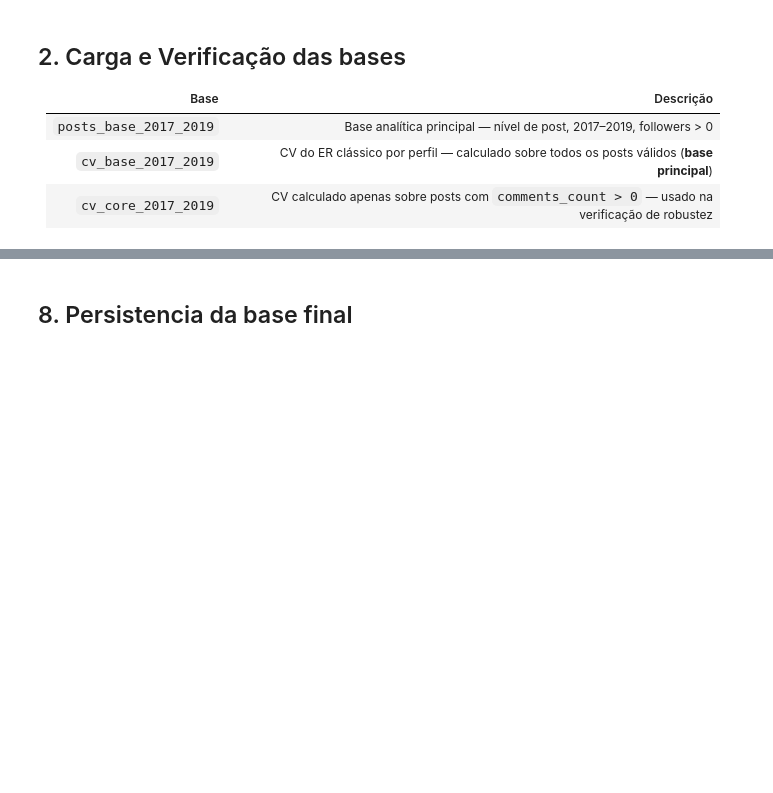
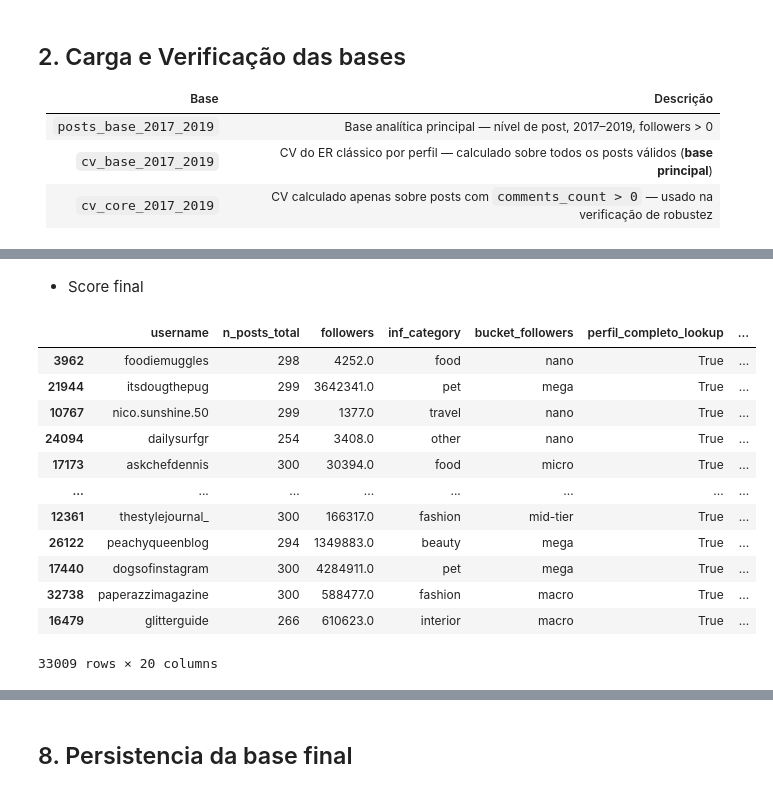
Before and after one commit to Davi-SC/influencers_kim, a Jupyter notebook: perfil_qualificacao.ipynb, the cells around one changed output, grey strips where cells are left out. Saved outputs shown, nothing was run; the diff lists cells and outputs as text; code cells hidden in the pictures; blank space fills up the shorter version.

```diff
--- a/perfil_qualificacao.ipynb
+++ b/perfil_qualificacao.ipynb
@@ -86,0 +213,40 @@ CV core: (32646, 6)
+# %%
+elegiveis_pd = elegiveis.to_pandas()
+# %%
+def rank_percentil(series):
+    n = len(series)
+    if n == 1:
+        return pd.Series([0.5], index=series.index)
+    return series.rank(method="average").sub(1).div(n - 1)
+# %%
+elegiveis_pd["rank_er"] = (
+    elegiveis_pd.groupby(["inf_category", "bucket_followers"])["erclassico_mediana"]
+    .transform(rank_percentil)
+)
+elegiveis_pd["rank_cv"] = (
+    elegiveis_pd.groupby(["inf_category", "bucket_followers"])["cv"]
+    .transform(rank_percentil)
+)
+# %% [markdown]
+- Score final
+# %%
+elegiveis_pd["score_audiencia"] = (
+    W_ER * elegiveis_pd["rank_er"] +
+    W_CV * (1 - elegiveis_pd["rank_cv"])
+)
+# %%
+elegiveis_pd.sort_values("score_audiencia",ascending=False)
+# %% [output]
+|  | username | n_posts_total | followers | inf_category | bucket_followers | perfil_completo_lookup | ... |
+| 3962 | foodiemuggles | 298 | 4252.0 | food | nano | True | ... |
+| 21944 | itsdougthepug | 299 | 3642341.0 | pet | mega | True | ... |
+| 10767 | nico.sunshine.50 | 299 | 1377.0 | travel | nano | True | ... |
+| 24094 | dailysurfgr | 254 | 3408.0 | other | nano | True | ... |
+| 17173 | askchefdennis | 300 | 30394.0 | food | micro | True | ... |
+| ... | ... | ... | ... | ... | ... | ... | ... |
+| 12361 | thestylejournal_ | 300 | 166317.0 | fashion | mid-tier | True | ... |
+| 26122 | peachyqueenblog | 294 | 1349883.0 | beauty | mega | True | ... |
+| 17440 | dogsofinstagram | 300 | 4284911.0 | pet | mega | True | ... |
+| 32738 | paperazzimagazine | 300 | 588477.0 | fashion | macro | True | ... |
+| 16479 | glitterguide | 266 | 610623.0 | interior | macro | True | ... |
+33009 rows × 20 columns
```
Also changed, not shown: parts of 38 cells of this notebook.
